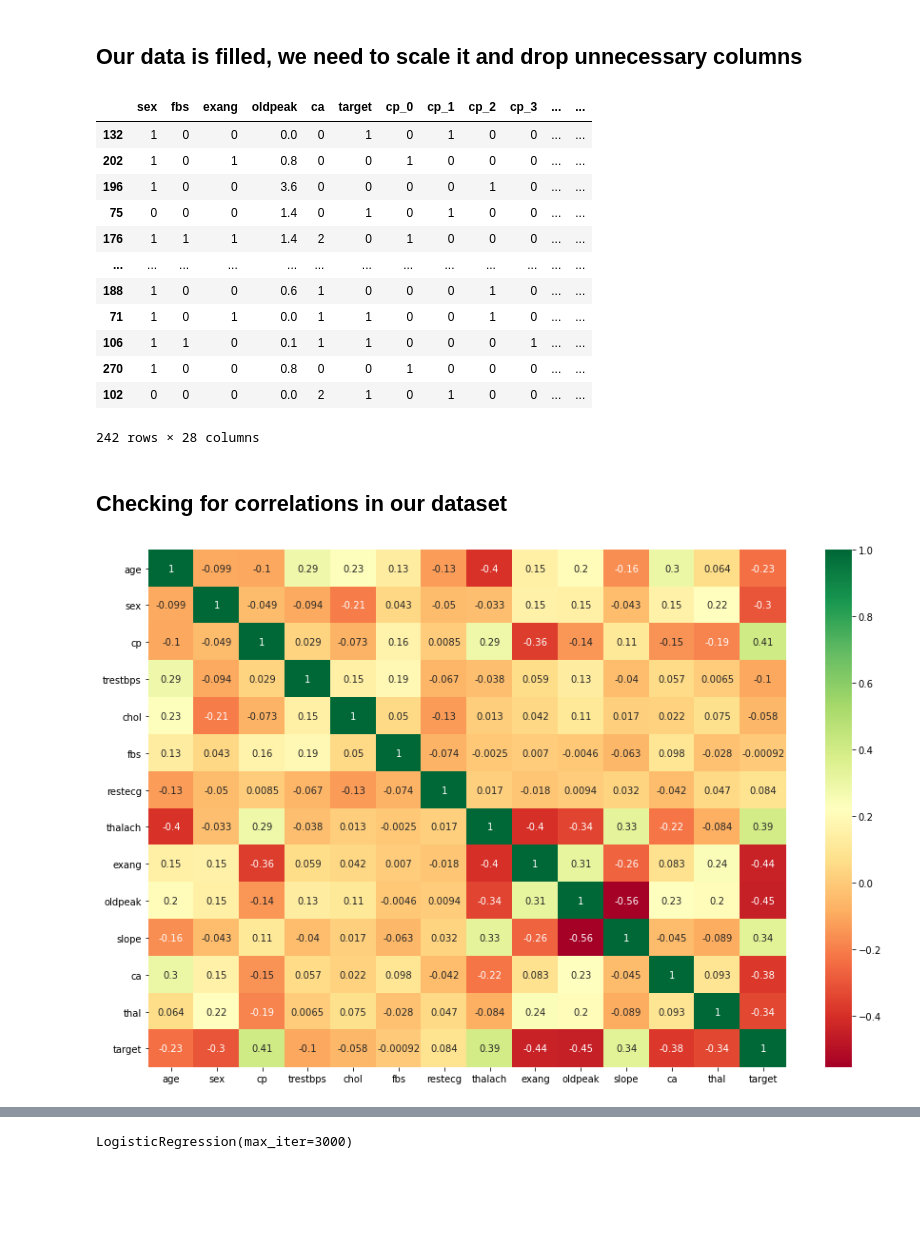
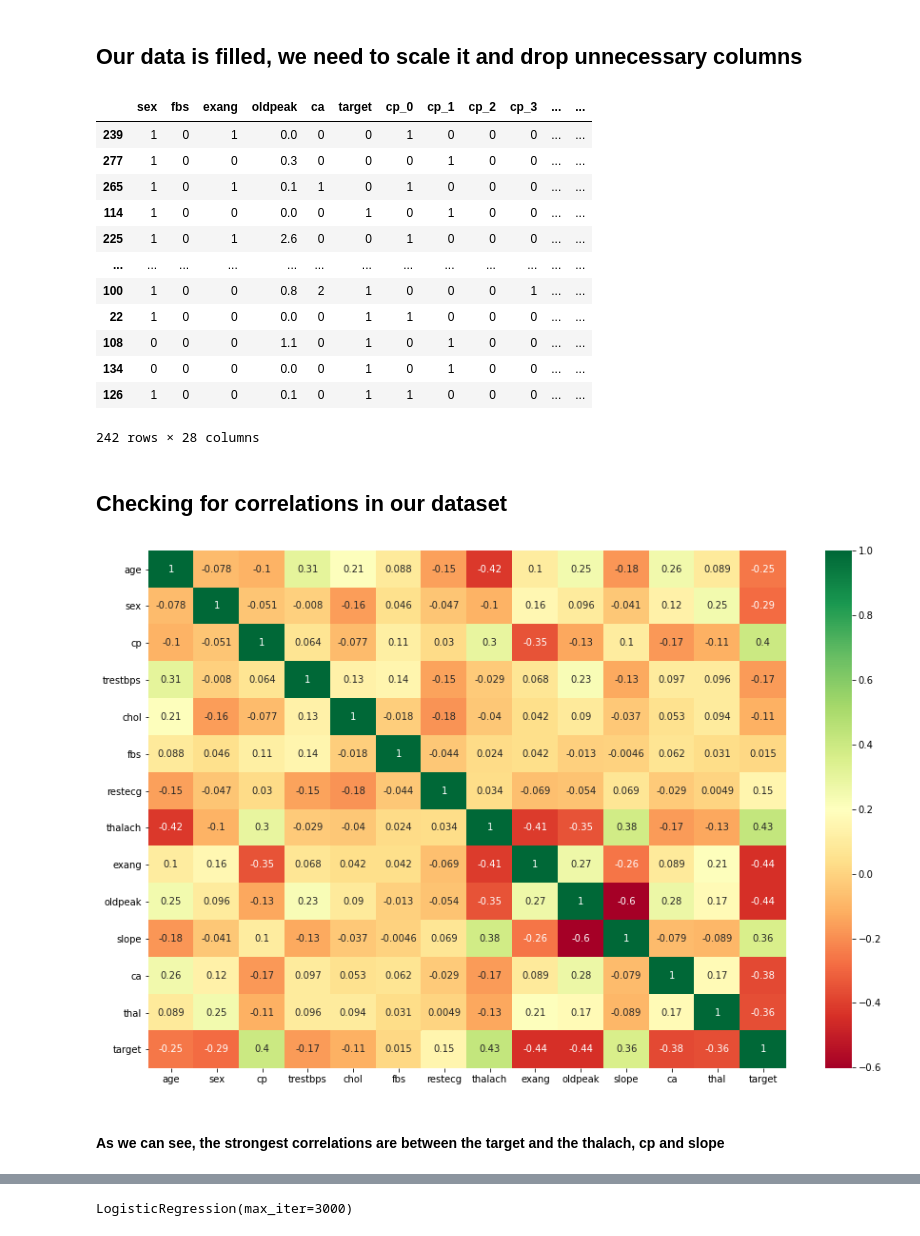
Before and after one commit to yarinl139/ProjectSemesterA, a Jupyter notebook: ClassificationProject.ipynb, the cells around one changed output, grey strips where cells are left out. Drawn from its saved outputs; the diff is of its cells as text; code cells hidden in the pictures; blank space fills up the shorter version.

```diff
--- a/ClassificationProject.ipynb
+++ b/ClassificationProject.ipynb
@@ -103,7 +116,7 @@ plt.show()
 # %% [markdown]
 ## Train Test Split
 # %%
-train_set, test_set = train_test_split(newDF, test_size = 0.2,random_state=42)
+train_set, test_set = train_test_split(dataframe, test_size = 0.2,random_state=42)
 print(train_set['target'].value_counts())
 train_set
 # %% [output]
@@ -130,35 +143,35 @@ Name: target, dtype: int64
 # %%
 def clean_data(data):
     cp_dummies = pd.get_dummies(data['cp'], prefix='cp')
     thal_dummies = pd.get_dummies(data['thal'], prefix='thal')
     ecg_dummies = pd.get_dummies(data['restecg'], prefix='ecg')
     slope_dummies = pd.get_dummies(data['slope'], prefix='slope')
     ca_dummies = pd.get_dummies(data['ca'], prefix='ca')
     data=pd.concat([data,cp_dummies,thal_dummies,ecg_dummies,slope_dummies,ca_dummies],axis=1)
 
     data['log_chol'] = np.log(data['chol'])
     data['log_age'] = np.log(data['age'])
     data['log_thalach'] = np.log(data['thalach'])
     data['log_trestbps'] = np.log(data['trestbps'])
     drop_cols = ['thalach', 'thal', 'trestbps', 'chol', 'cp', 'restecg', "slope", "age"]
     data = data.drop(drop_cols, axis=1)
     return data
 
-final_train_set=clean_data(train_set).drop('ecg_2' , axis=1)
+final_train_set=clean_data(train_set)
 final_train_set
 # %% [output]
 |  | sex | fbs | exang | oldpeak | ca | target | cp_0 | cp_1 | cp_2 | cp_3 | ... | ... |
-| 132 | 1 | 0 | 0 | 0.0 | 0 | 1 | 0 | 1 | 0 | 0 | ... | ... |
-| 202 | 1 | 0 | 1 | 0.8 | 0 | 0 | 1 | 0 | 0 | 0 | ... | ... |
-| 196 | 1 | 0 | 0 | 3.6 | 0 | 0 | 0 | 0 | 1 | 0 | ... | ... |
-| 75 | 0 | 0 | 0 | 1.4 | 0 | 1 | 0 | 1 | 0 | 0 | ... | ... |
-| 176 | 1 | 1 | 1 | 1.4 | 2 | 0 | 1 | 0 | 0 | 0 | ... | ... |
+| 239 | 1 | 0 | 1 | 0.0 | 0 | 0 | 1 | 0 | 0 | 0 | ... | ... |
+| 277 | 1 | 0 | 0 | 0.3 | 0 | 0 | 0 | 1 | 0 | 0 | ... | ... |
+| 265 | 1 | 0 | 1 | 0.1 | 1 | 0 | 1 | 0 | 0 | 0 | ... | ... |
+| 114 | 1 | 0 | 0 | 0.0 | 0 | 1 | 0 | 1 | 0 | 0 | ... | ... |
+| 225 | 1 | 0 | 1 | 2.6 | 0 | 0 | 1 | 0 | 0 | 0 | ... | ... |
 | ... | ... | ... | ... | ... | ... | ... | ... | ... | ... | ... | ... | ... |
-| 188 | 1 | 0 | 0 | 0.6 | 1 | 0 | 0 | 0 | 1 | 0 | ... | ... |
-| 71 | 1 | 0 | 1 | 0.0 | 1 | 1 | 0 | 0 | 1 | 0 | ... | ... |
-| 106 | 1 | 1 | 0 | 0.1 | 1 | 1 | 0 | 0 | 0 | 1 | ... | ... |
-| 270 | 1 | 0 | 0 | 0.8 | 0 | 0 | 1 | 0 | 0 | 0 | ... | ... |
-| 102 | 0 | 0 | 0 | 0.0 | 2 | 1 | 0 | 1 | 0 | 0 | ... | ... |
+| 100 | 1 | 0 | 0 | 0.8 | 2 | 1 | 0 | 0 | 0 | 1 | ... | ... |
+| 22 | 1 | 0 | 0 | 0.0 | 0 | 1 | 1 | 0 | 0 | 0 | ... | ... |
+| 108 | 0 | 0 | 0 | 1.1 | 0 | 1 | 0 | 1 | 0 | 0 | ... | ... |
+| 134 | 0 | 0 | 0 | 0.0 | 0 | 1 | 0 | 1 | 0 | 0 | ... | ... |
+| 126 | 1 | 0 | 0 | 0.1 | 0 | 1 | 1 | 0 | 0 | 0 | ... | ... |
 242 rows × 28 columns
 # %%
 train_corr = final_train_set.corr()
@@ -172,5 +185,7 @@ heatmap_diabetes = sns.heatmap(train_set.corr(), annot=True, cmap='RdYlGn')
 
 plt.show()
 # %% [output]
-[figure, old version]
+[figure, new version]
+# %% [markdown]
+#### As we can see, the strongest correlations are between the target and the thalach, cp and slope
 # %% [markdown]
```
Also changed, not shown: parts of 43 cells of this notebook.
